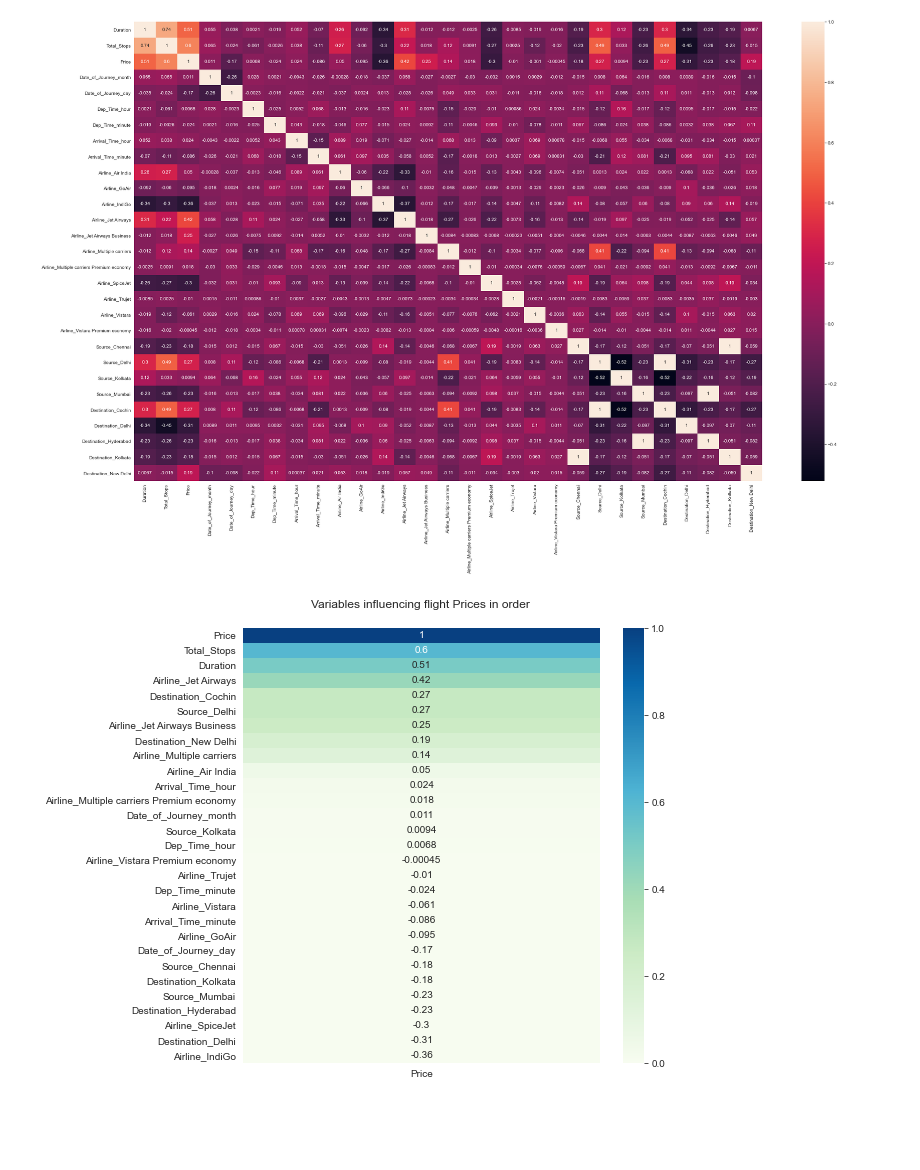
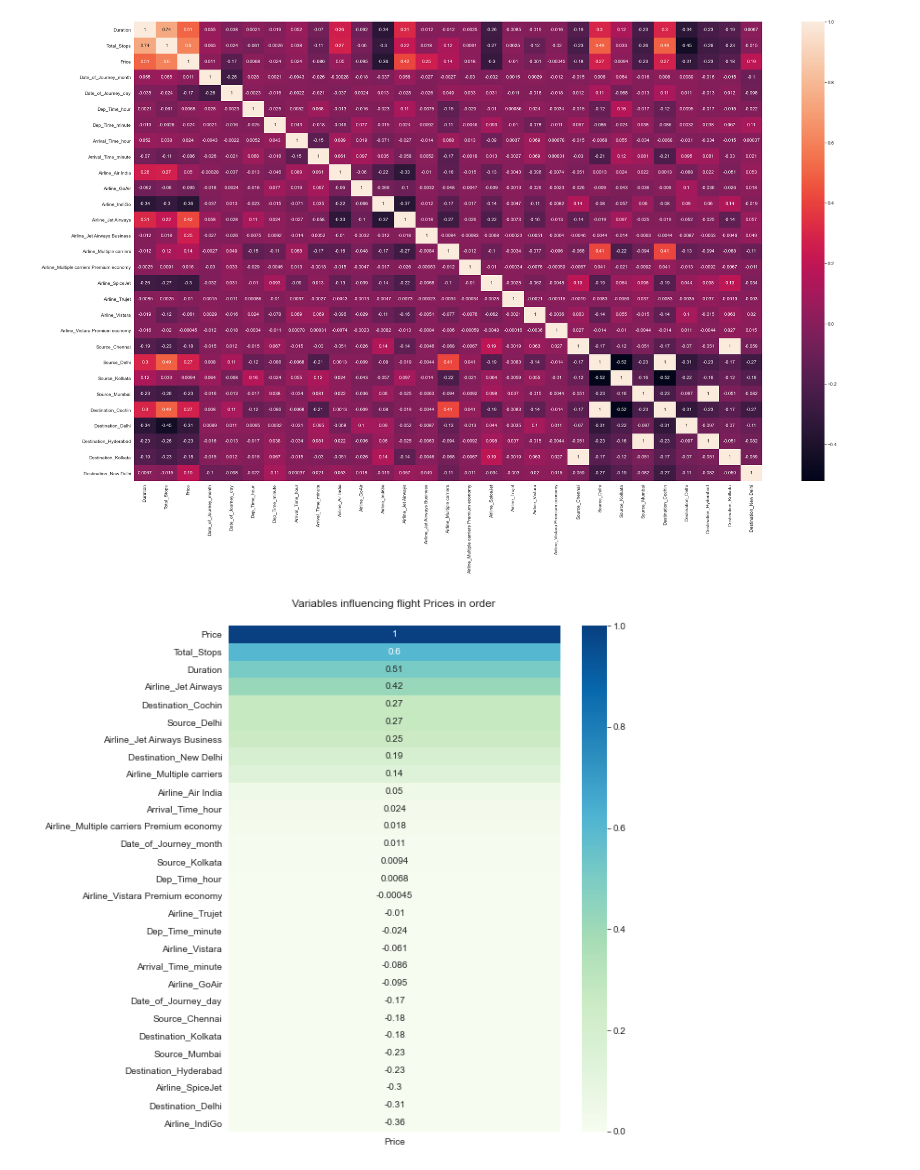
Before and after one commit to saquibmohiuddin/flight-fare-prediction, a Jupyter notebook: flight_fare.ipynb, the cells around one changed output. Saved outputs shown, nothing was run; the diff lists cells and outputs as text; code cells hidden in the pictures; blank space fills up the shorter version.

```diff
--- a/flight_fare.ipynb
+++ b/flight_fare.ipynb
@@ -478,19 +478,19 @@ sns.heatmap(df.corr(), annot = True)
 <AxesSubplot:>
 [figure]
 # %%
-plt.rcParams['figure.figsize'] = [8, 8]
+plt.rcParams['figure.figsize'] = [8, 10]
 
 _ = sns.heatmap(df.corr()[['Price']]
                 .sort_values(by='Price', ascending=False),
                 vmin=0,
                 vmax=1,
                 annot=True,
                 cmap='GnBu');
 
 _.set_title('Variables influencing flight Prices in order ',
             fontdict={'fontsize':12},
             pad=20);
 
 plt.show()
 # %% [output]
-[figure, old version]
+[figure, new version]
```
Also changed, not shown: parts of 5 cells of this notebook, 1 other file.
